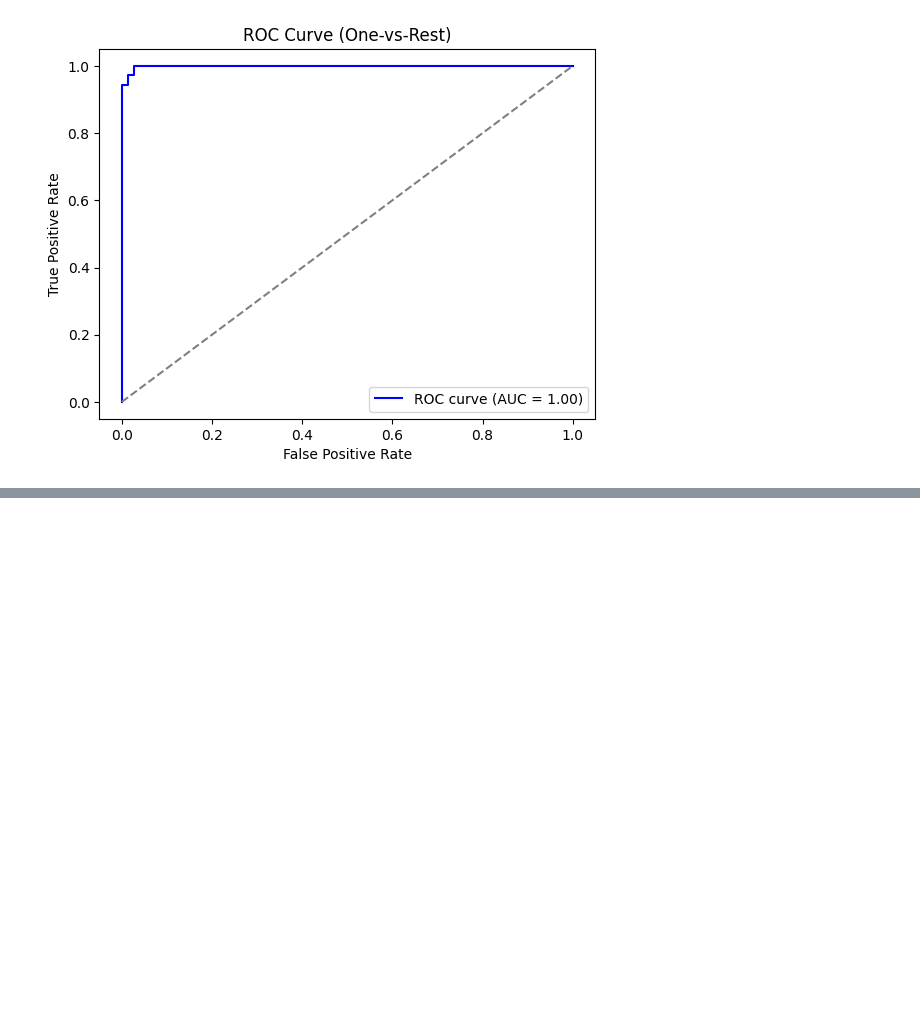
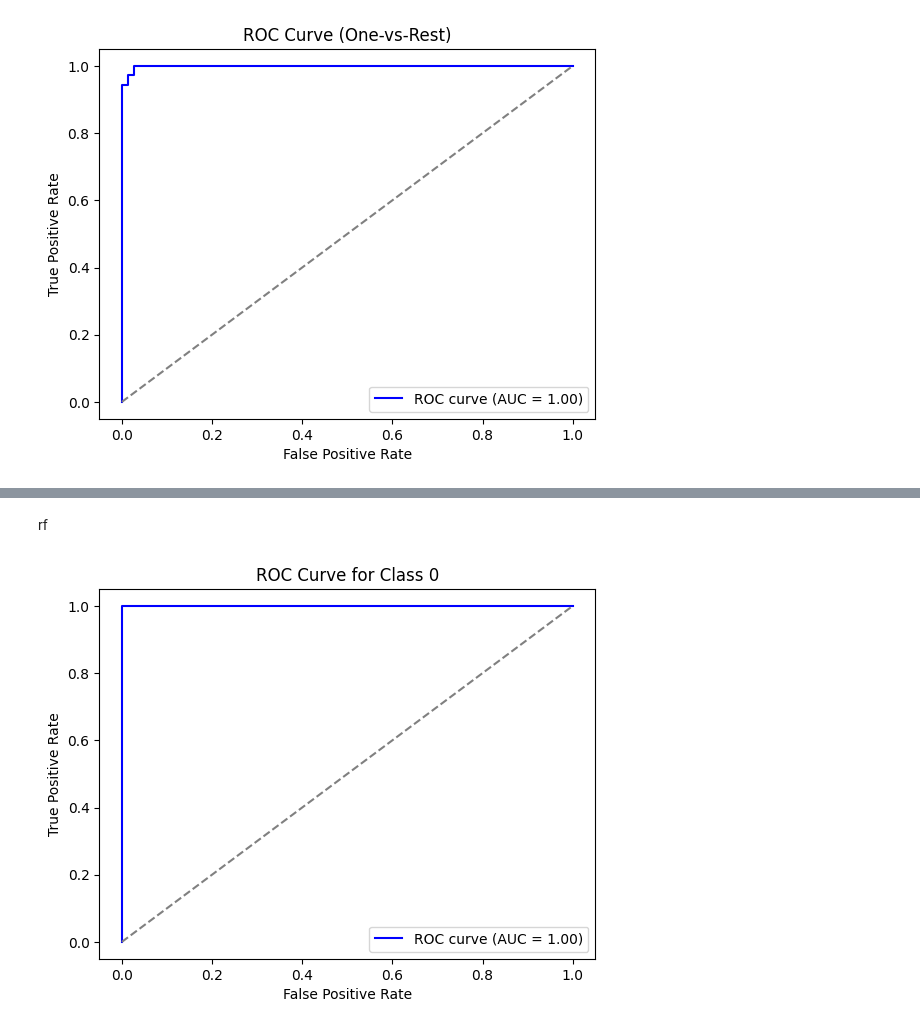
Before and after one commit to aditya-kurup/ml-lab, a Jupyter notebook: q1.ipynb, the cells around one changed output, grey strips where cells are left out. Cells and saved outputs as stored; diff of their text form; code cells hidden in the pictures; blank space fills up the shorter version.

```diff
--- a/q1.ipynb
+++ b/q1.ipynb
@@ -884,0 +972,37 @@ weighted avg       0.95      0.94      0.94        36
+# %% [markdown]
+rf
+# %%
+from sklearn.datasets import load_wine
+from sklearn.model_selection import train_test_split
+from sklearn.ensemble import RandomForestClassifier
+from sklearn.metrics import roc_curve, roc_auc_score
+import matplotlib.pyplot as plt
+
+# Load dataset
+data = load_wine()
+X, y = data.data, data.target
+
+# Split data
+X_train, X_test, y_train, y_test = train_test_split(X, y, test_size=0.2, random_state=42)
+
+# Train Random Forest
+model = RandomForestClassifier(random_state=42)
+model.fit(X_train, y_train)
+
+# Get predicted probabilities for class 0 directly
+y_pred_proba = model.predict_proba(X_test)[:, 0]
+
+# Compute ROC for class 0
+fpr, tpr, _ = roc_curve(y_test == 0, y_pred_proba)
+auc = roc_auc_score(y_test == 0, y_pred_proba)
+
+# Plot ROC
+plt.plot(fpr, tpr, color='blue', label=f'ROC curve (AUC = {auc:.2f})')
+plt.plot([0, 1], [0, 1], color='gray', linestyle='--')
+plt.xlabel('False Positive Rate')
+plt.ylabel('True Positive Rate')
+plt.title('ROC Curve for Class 0')
+plt.legend()
+plt.show()
+# %% [output]
+[figure, added]
```
Also changed, not shown: parts of 11 cells of this notebook.
